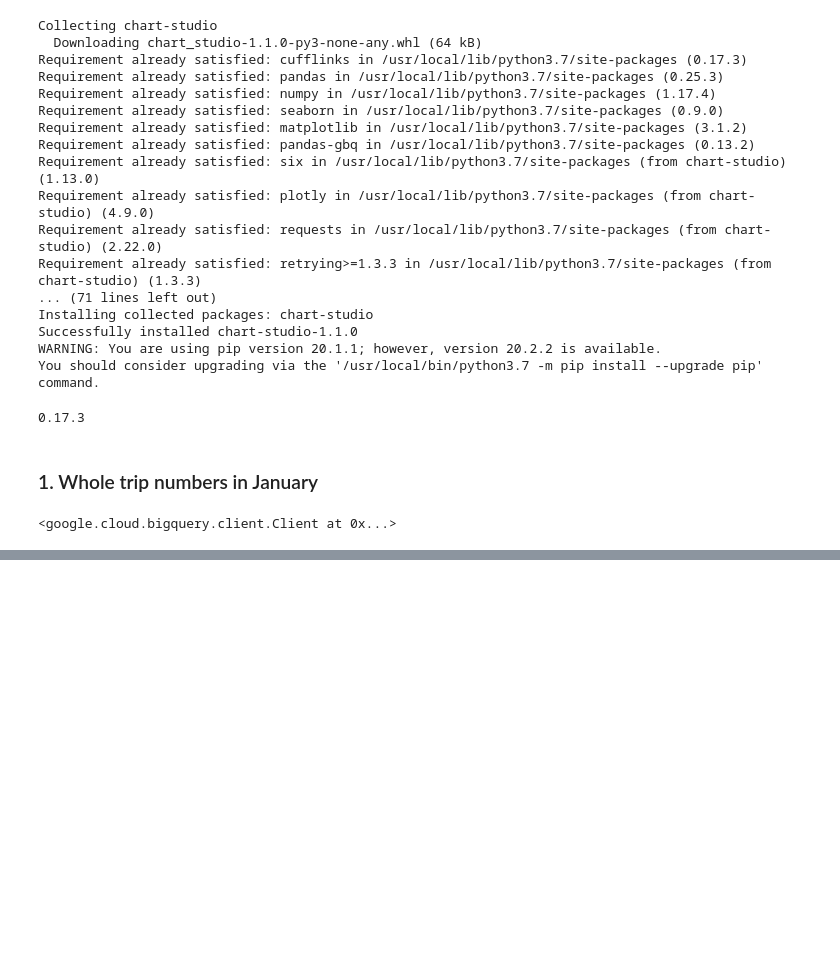
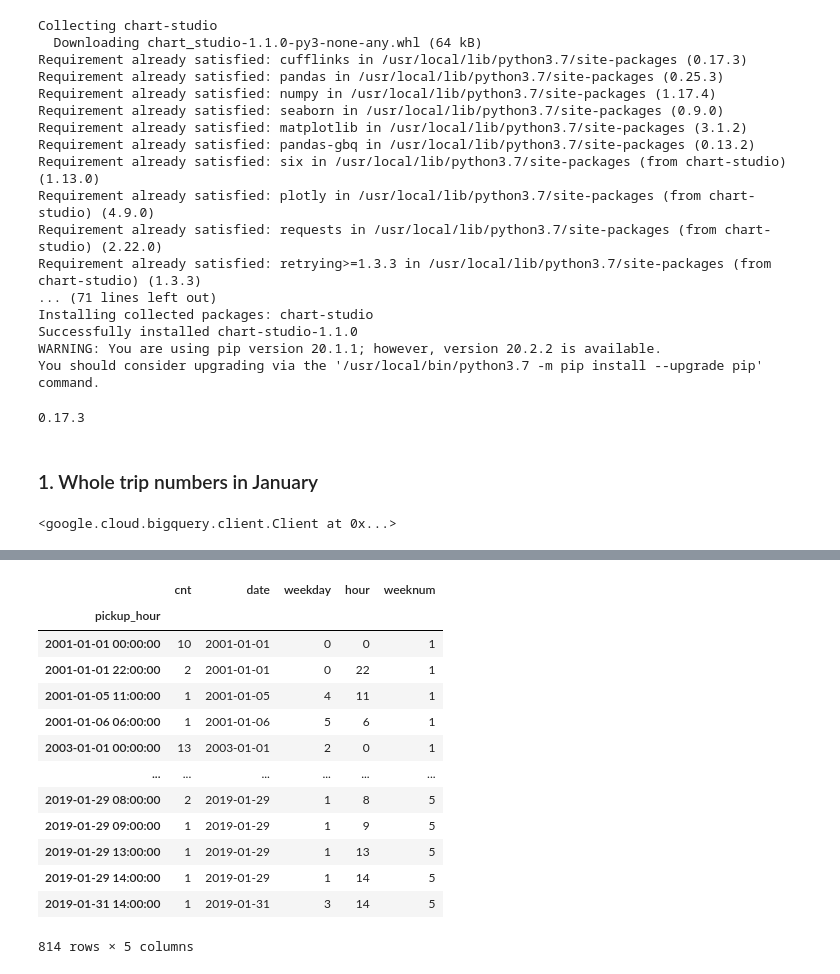
Before and after one commit to YoungJae-Hur/Data-science, a Jupyter notebook: project-NY-taxi-prediction/1. NY Taxi data - Exploratory Data Analysis (EDA).ipynb, the cells around one changed output, grey strips where cells are left out. Drawn from its saved outputs; the diff is of its cells as text; code cells hidden in the pictures; blank space fills up the shorter version.

```diff
--- a/project-NY-taxi-prediction/1. NY Taxi data - Exploratory Data Analysis (EDA).ipynb
+++ b/project-NY-taxi-prediction/1. NY Taxi data - Exploratory Data Analysis (EDA).ipynb
@@ -84,0 +191,20 @@ df.head()
+# %%
+df['weekday'] = df.index.weekday
+df['hour'] = df.index.hour
+df['weeknum'] = df.index.week
+df
+# %% [output]
+|  | cnt | date | weekday | hour | weeknum |
+| pickup_hour |  |  |  |  |  |
+| 2001-01-01 00:00:00 | 10 | 2001-01-01 | 0 | 0 | 1 |
+| 2001-01-01 22:00:00 | 2 | 2001-01-01 | 0 | 22 | 1 |
+| 2001-01-05 11:00:00 | 1 | 2001-01-05 | 4 | 11 | 1 |
+| 2001-01-06 06:00:00 | 1 | 2001-01-06 | 5 | 6 | 1 |
+| 2003-01-01 00:00:00 | 13 | 2003-01-01 | 2 | 0 | 1 |
+| ... | ... | ... | ... | ... | ... |
+| 2019-01-29 08:00:00 | 2 | 2019-01-29 | 1 | 8 | 5 |
+| 2019-01-29 09:00:00 | 1 | 2019-01-29 | 1 | 9 | 5 |
+| 2019-01-29 13:00:00 | 1 | 2019-01-29 | 1 | 13 | 5 |
+| 2019-01-29 14:00:00 | 1 | 2019-01-29 | 1 | 14 | 5 |
+| 2019-01-31 14:00:00 | 1 | 2019-01-31 | 3 | 14 | 5 |
+814 rows × 5 columns
```
Also changed, not shown: parts of 18 cells of this notebook.
